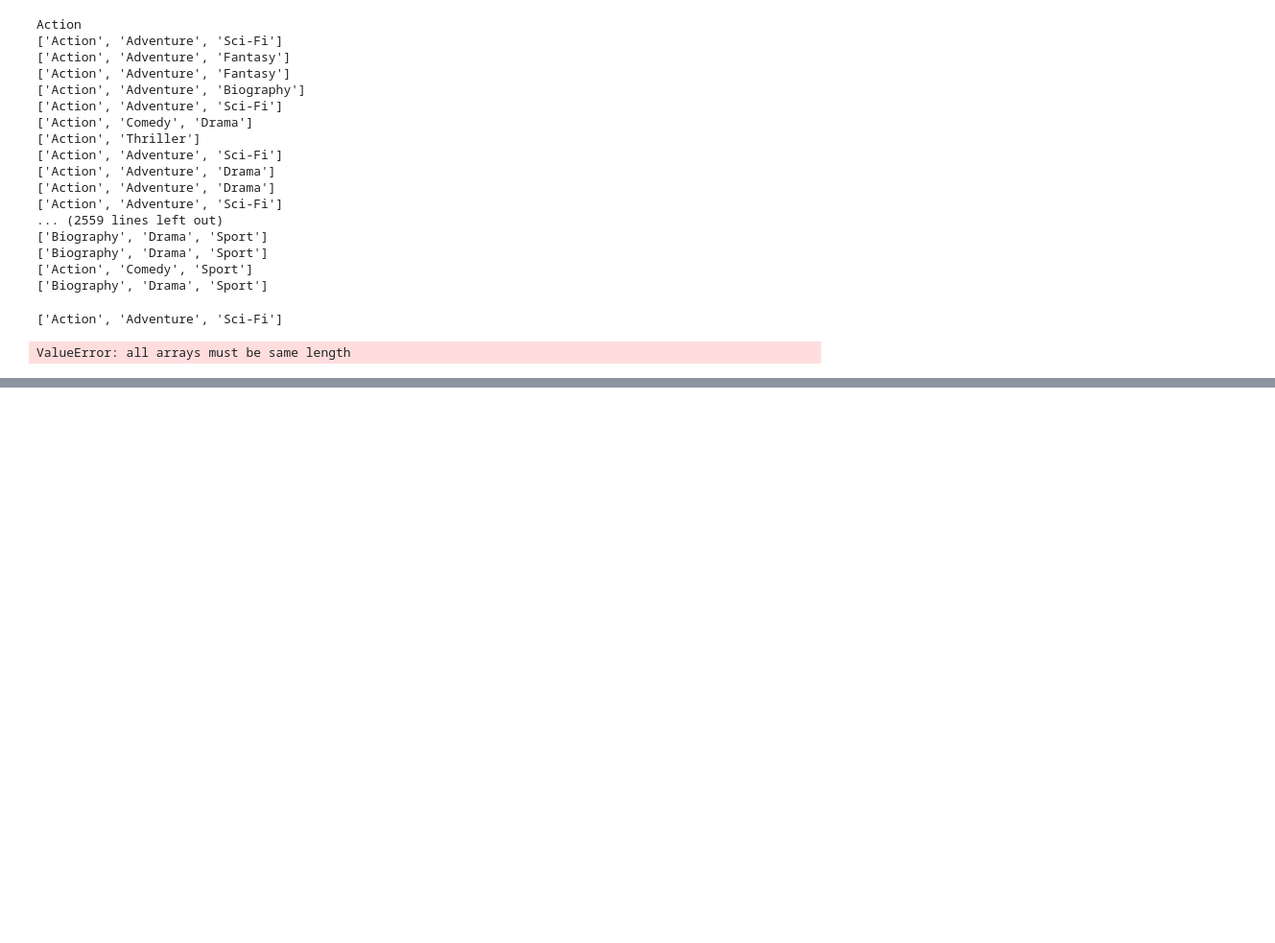
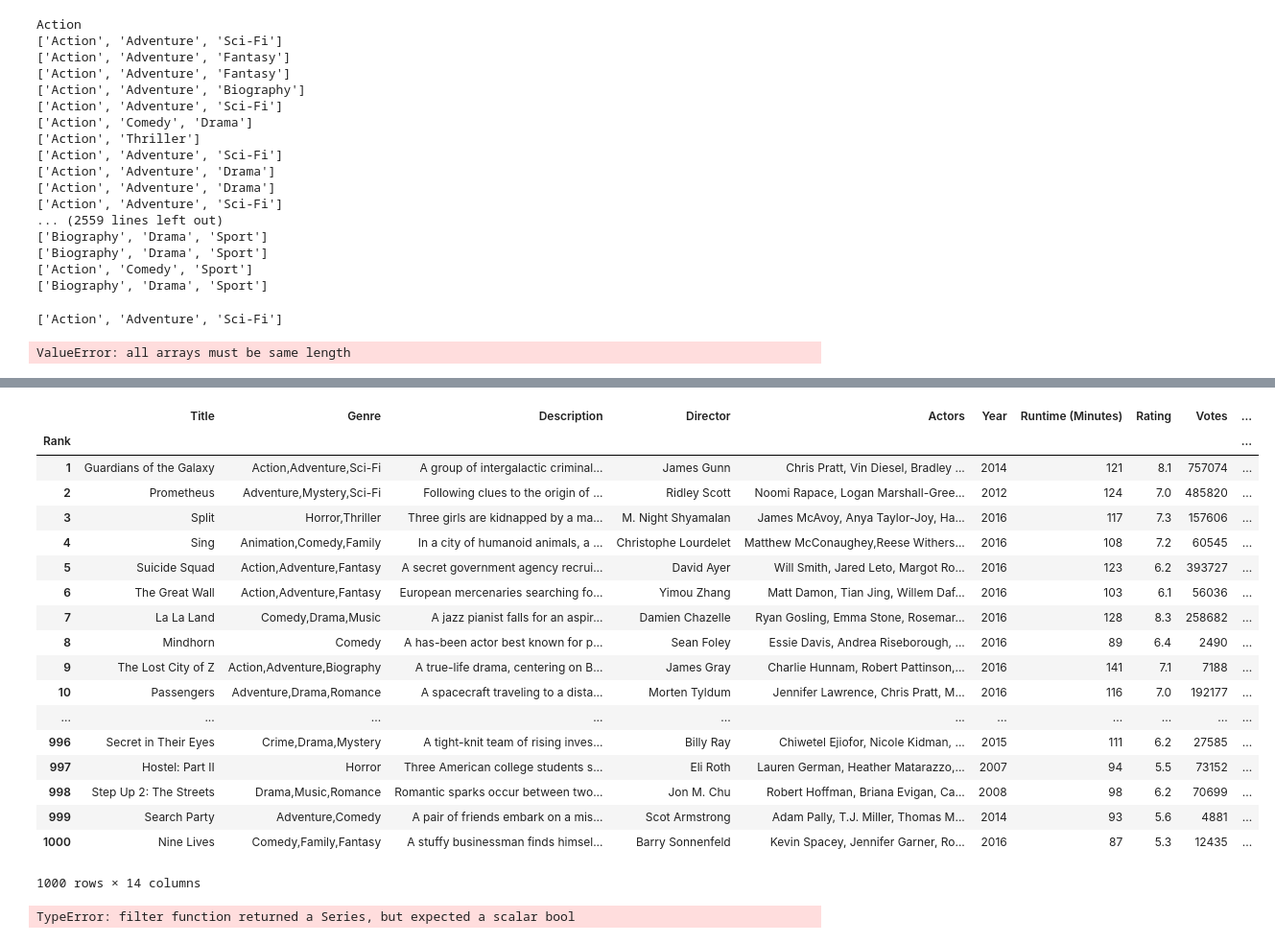
Before and after one commit to yaminijoshi89/INSAID-Projects, a Jupyter notebook: IMBD Movies EDA.ipynb, the cells around one changed output, grey strips where cells are left out. Shown at 96% size. Saved outputs shown, nothing was run; the diff lists cells and outputs as text; code cells hidden in the pictures; blank space fills up the shorter version.

```diff
--- a/IMBD Movies EDA.ipynb
+++ b/IMBD Movies EDA.ipynb
@@ -234,0 +262,14 @@ TypeError: unhashable type: 'list'
+# %%
+for i in movie_data.index:
+    for j in range(1,len(movie_data.Genre[movie_data.index==movie_df.index].str.split(',').tolist()[0])+1):
+        ls = len(movie_data.Genre[movie_data.index==movie_df.index].str.split(',').tolist()[0])
+        print('ls',ls)
+        if ls==1:
+            print(movie_data.Genre[movie_df.index==movie_data.index].str.split(',').tolist()[0])
+            movie_df["Genre#1"] = movie_data.Genre[movie_df.index==movie_data.index].str.split(',').tolist()[0]
+        elif ls==2:
+            print(movie_data.Genre[movie_df.index==movie_data.index].str.split(',').tolist()[0])
+            movie_df["Genre#1"],movie_df["Genre#2"] = movie_data.Genre[movie_df.index==movie_data.index].str.split(',').tolist()[0]
+        else:
+            print(movie_data.Genre[movie_df.index==movie_data.index].str.split(',').tolist()[0])
+            movie_df["Genre#1"],movie_df["Genre#2"],movie_df["Genre#3"] = movie_data.Genre[movie_df.index==movie_data.index].str.split(',').tolist()[0]
@@ -234,0 +294,2 @@ TypeError: unhashable type: 'list'
+# %%
+movie_df[['Genre1','Genre2','Genre3']] = movie_df.Genre.str.split(",",expand=True,)
@@ -234,0 +314,31 @@ TypeError: unhashable type: 'list'
+# %%
+movie_df = movie_df.drop(["Genre#1","Genre#2","Genre#3"],axis=1)
+movie_df
+# %% [output]
+|  | Title | Genre | Description | Director | Actors | Year | Runtime (Minutes) | Rating | Votes | ... |
+| Rank |  |  |  |  |  |  |  |  |  | ... |
+| 1 | Guardians of the Galaxy | Action,Adventure,Sci-Fi | A group of intergalactic criminal... | James Gunn | Chris Pratt, Vin Diesel, Bradley ... | 2014 | 121 | 8.1 | 757074 | ... |
+| 2 | Prometheus | Adventure,Mystery,Sci-Fi | Following clues to the origin of ... | Ridley Scott | Noomi Rapace, Logan Marshall-Gree... | 2012 | 124 | 7.0 | 485820 | ... |
+| 3 | Split | Horror,Thriller | Three girls are kidnapped by a ma... | M. Night Shyamalan | James McAvoy, Anya Taylor-Joy, Ha... | 2016 | 117 | 7.3 | 157606 | ... |
+| 4 | Sing | Animation,Comedy,Family | In a city of humanoid animals, a ... | Christophe Lourdelet | Matthew McConaughey,Reese Withers... | 2016 | 108 | 7.2 | 60545 | ... |
+| 5 | Suicide Squad | Action,Adventure,Fantasy | A secret government agency recrui... | David Ayer | Will Smith, Jared Leto, Margot Ro... | 2016 | 123 | 6.2 | 393727 | ... |
+| 6 | The Great Wall | Action,Adventure,Fantasy | European mercenaries searching fo... | Yimou Zhang | Matt Damon, Tian Jing, Willem Daf... | 2016 | 103 | 6.1 | 56036 | ... |
+| 7 | La La Land | Comedy,Drama,Music | A jazz pianist falls for an aspir... | Damien Chazelle | Ryan Gosling, Emma Stone, Rosemar... | 2016 | 128 | 8.3 | 258682 | ... |
+| 8 | Mindhorn | Comedy | A has-been actor best known for p... | Sean Foley | Essie Davis, Andrea Riseborough, ... | 2016 | 89 | 6.4 | 2490 | ... |
+| 9 | The Lost City of Z | Action,Adventure,Biography | A true-life drama, centering on B... | James Gray | Charlie Hunnam, Robert Pattinson,... | 2016 | 141 | 7.1 | 7188 | ... |
+| 10 | Passengers | Adventure,Drama,Romance | A spacecraft traveling to a dista... | Morten Tyldum | Jennifer Lawrence, Chris Pratt, M... | 2016 | 116 | 7.0 | 192177 | ... |
+| ... | ... | ... | ... | ... | ... | ... | ... | ... | ... | ... |
+| 996 | Secret in Their Eyes | Crime,Drama,Mystery | A tight-knit team of rising inves... | Billy Ray | Chiwetel Ejiofor, Nicole Kidman, ... | 2015 | 111 | 6.2 | 27585 | ... |
+| 997 | Hostel: Part II | Horror | Three American college students s... | Eli Roth | Lauren German, Heather Matarazzo,... | 2007 | 94 | 5.5 | 73152 | ... |
+| 998 | Step Up 2: The Streets | Drama,Music,Romance | Romantic sparks occur between two... | Jon M. Chu | Robert Hoffman, Briana Evigan, Ca... | 2008 | 98 | 6.2 | 70699 | ... |
+| 999 | Search Party | Adventure,Comedy | A pair of friends embark on a mis... | Scot Armstrong | Adam Pally, T.J. Miller, Thomas M... | 2014 | 93 | 5.6 | 4881 | ... |
+| 1000 | Nine Lives | Comedy,Family,Fantasy | A stuffy businessman finds himsel... | Barry Sonnenfeld | Kevin Spacey, Jennifer Garner, Ro... | 2016 | 87 | 5.3 | 12435 | ... |
+1000 rows × 14 columns
+# %%
+'''
+Created dataframe with directors that are appearing more than 3 times
+'''
+director_df = movie_df.groupby(["Director"]).filter(lambda x: len(x)>3)
+movie_df.groupby(["Director"]).filter(lambda x : x == max(x))
+# %% [output]
+TypeError: filter function returned a Series, but expected a scalar bool
```
Also changed, not shown: parts of 8 cells of this notebook.
